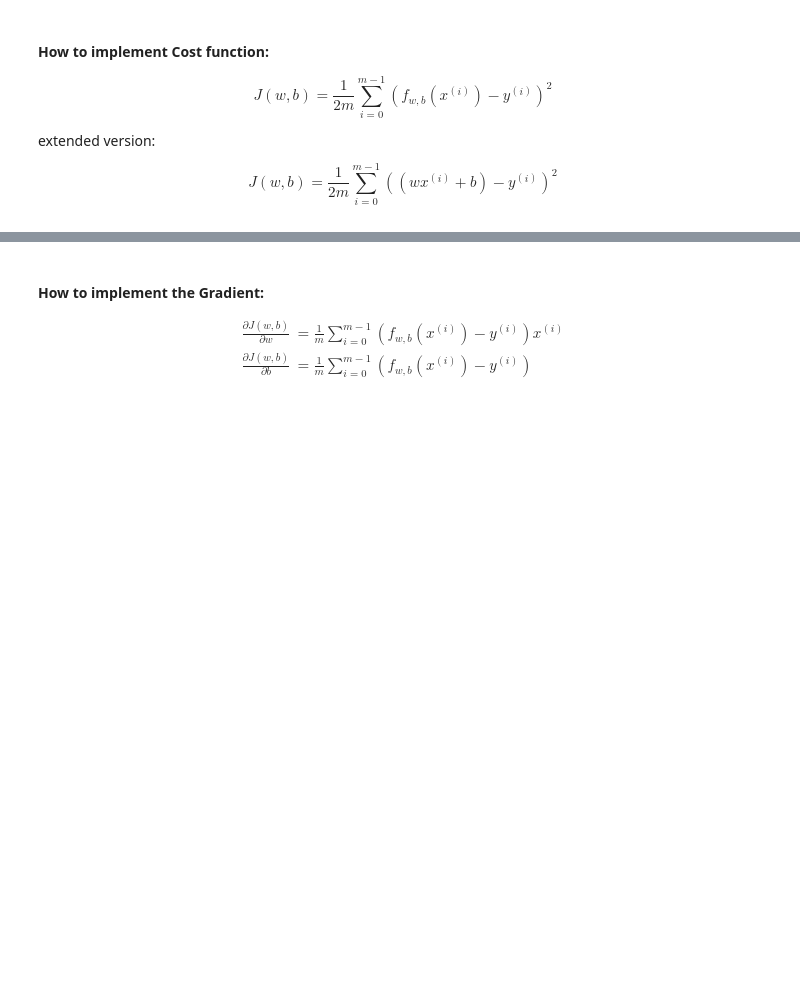
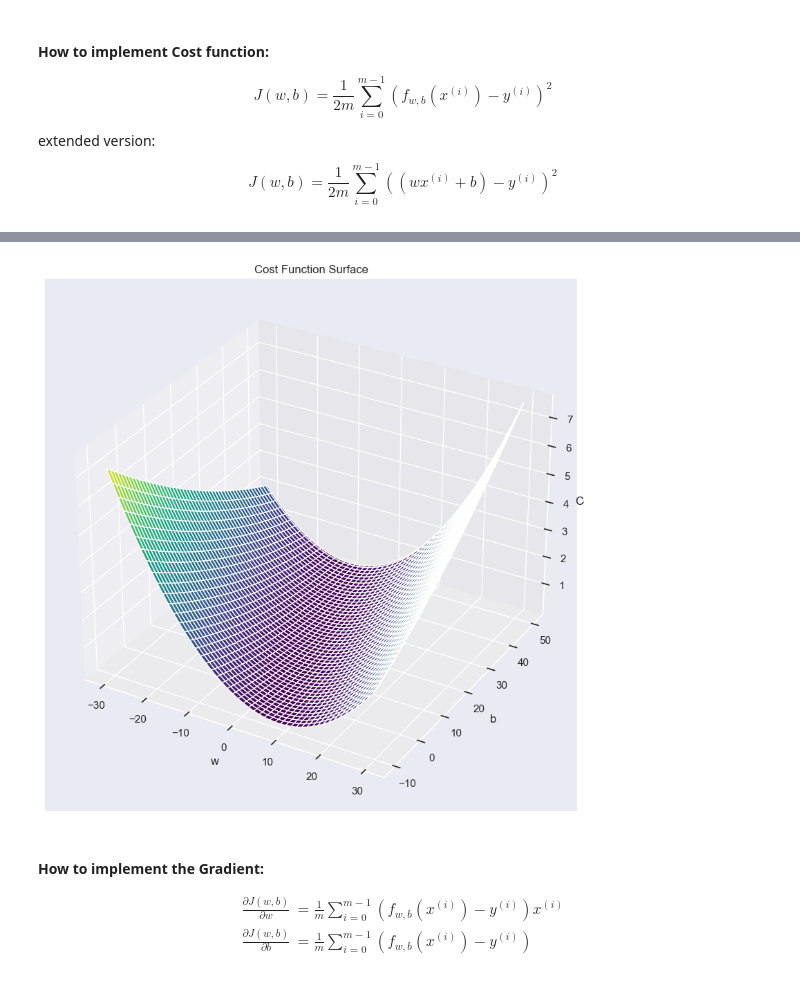
Before and after one commit to leandrofahur/artificial-inteligence-portifolio, a Jupyter notebook: machine-learning/supervised-learning/simple-linear-regression.ipynb, the cells around one changed output, grey strips where cells are left out. Saved outputs shown, nothing was run; the diff lists cells and outputs as text; code cells hidden in the pictures; blank space fills up the shorter version.

```diff
--- a/machine-learning/supervised-learning/simple-linear-regression.ipynb
+++ b/machine-learning/supervised-learning/simple-linear-regression.ipynb
@@ -169,3 +176,30 @@ J_wb = 83084.34689203724, J_wb.sphape = () <class 'numpy.float64'>
+# %%
+def plot_cost_function(x, y, w_range, b_range):
+    W, B = np.meshgrid(w_range, b_range)
+    cost_values = np.zeros(W.shape)
+
+    for i in range(W.shape[0]):
+        for j in range(W.shape[1]):
+            cost_values[i, j] = cost(x, y, W[i, j], B[i, j])
+
+    fig = plt.figure(figsize=(18, 10))
+    ax = fig.add_subplot(111, projection='3d')
+    ax.plot_surface(W, B, cost_values, cmap='viridis')
+
+    ax.set_xlabel('w')
+    ax.set_ylabel('b')
+    ax.set_zlabel('Cost')
+    ax.set_title('Cost Function Surface')
+    plt.show()
+
+# Define ranges for w and b
+w_range = np.linspace(-30, 30, 100)
+b_range = np.linspace(-10, 50, 100)
+
+# Plot the cost function
+plot_cost_function(x_train, y_train, w_range, b_range)
+# %% [output]
+[figure, added]
 # %% [markdown]
 #### **How to implement the Gradient:**
 
```
Also changed, not shown: parts of 4 cells of this notebook.
